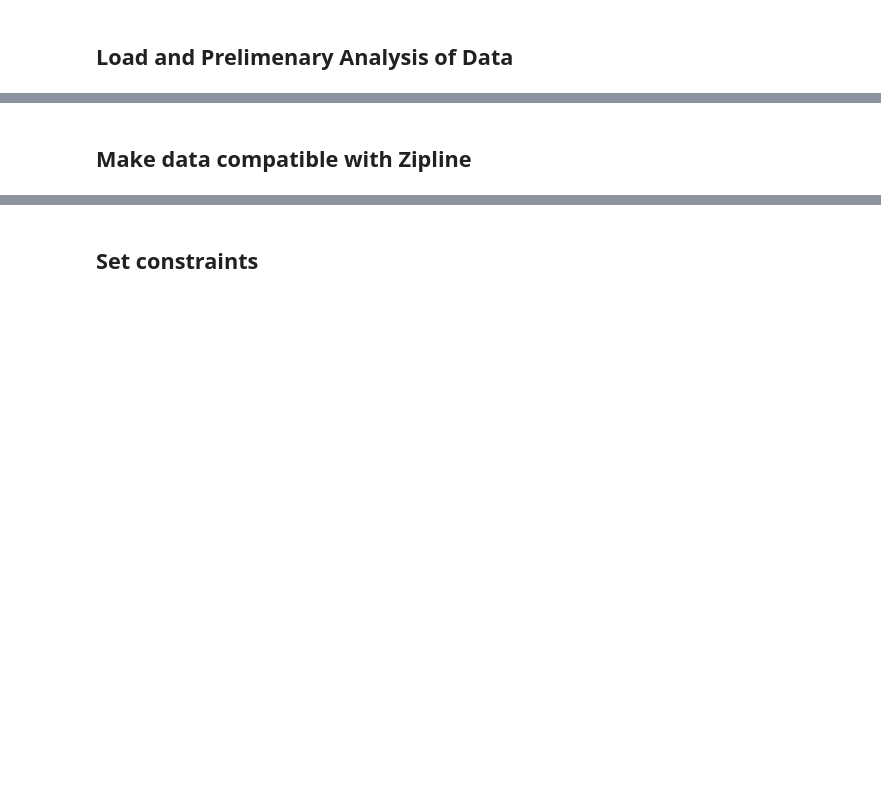
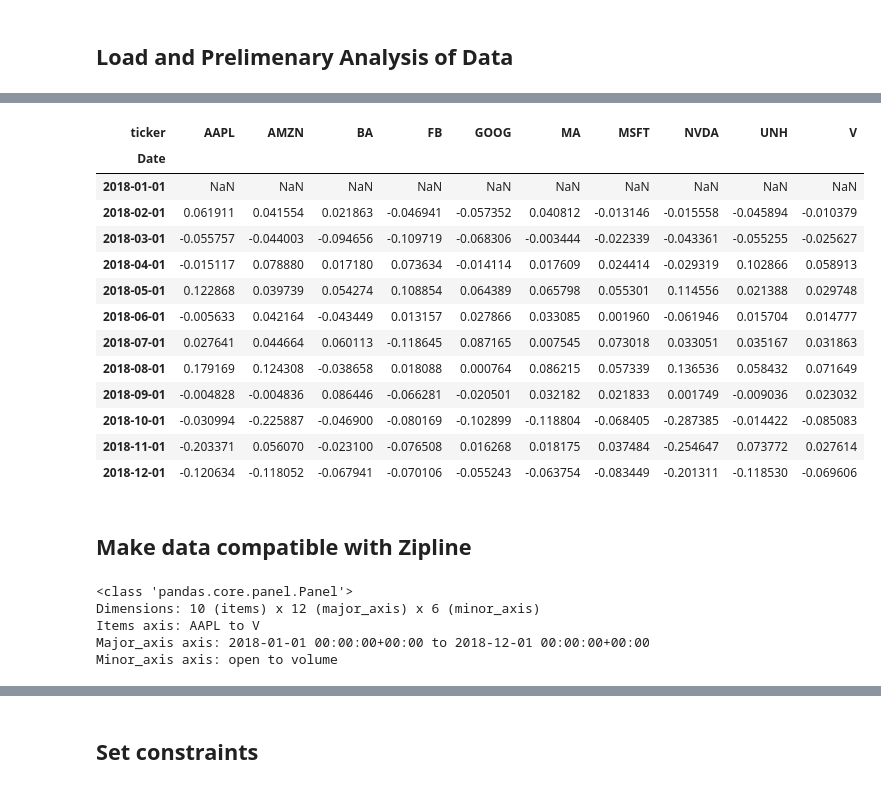
Before and after one commit to demidang12/PSTAT134FinalGroupProject, a Jupyter notebook: FinalProject.ipynb, the cells around one changed output, grey strips where cells are left out. Cells and saved outputs as stored; diff of their text form; code cells hidden in the pictures; blank space fills up the shorter version.

```diff
--- a/FinalProject.ipynb
+++ b/FinalProject.ipynb
@@ -41,2 +48,20 @@ data
+# %%
+returns = np.log(datawide).diff()
+returns
+# %% [output]
+| ticker | AAPL | AMZN | BA | FB | GOOG | MA | MSFT | NVDA | UNH | V |
+| Date |  |  |  |  |  |  |  |  |  |  |
+| 2018-01-01 | NaN | NaN | NaN | NaN | NaN | NaN | NaN | NaN | NaN | NaN |
+| 2018-02-01 | 0.061911 | 0.041554 | 0.021863 | -0.046941 | -0.057352 | 0.040812 | -0.013146 | -0.015558 | -0.045894 | -0.010379 |
+| 2018-03-01 | -0.055757 | -0.044003 | -0.094656 | -0.109719 | -0.068306 | -0.003444 | -0.022339 | -0.043361 | -0.055255 | -0.025627 |
+| 2018-04-01 | -0.015117 | 0.078880 | 0.017180 | 0.073634 | -0.014114 | 0.017609 | 0.024414 | -0.029319 | 0.102866 | 0.058913 |
+| 2018-05-01 | 0.122868 | 0.039739 | 0.054274 | 0.108854 | 0.064389 | 0.065798 | 0.055301 | 0.114556 | 0.021388 | 0.029748 |
+| 2018-06-01 | -0.005633 | 0.042164 | -0.043449 | 0.013157 | 0.027866 | 0.033085 | 0.001960 | -0.061946 | 0.015704 | 0.014777 |
+| 2018-07-01 | 0.027641 | 0.044664 | 0.060113 | -0.118645 | 0.087165 | 0.007545 | 0.073018 | 0.033051 | 0.035167 | 0.031863 |
+| 2018-08-01 | 0.179169 | 0.124308 | -0.038658 | 0.018088 | 0.000764 | 0.086215 | 0.057339 | 0.136536 | 0.058432 | 0.071649 |
+| 2018-09-01 | -0.004828 | -0.004836 | 0.086446 | -0.066281 | -0.020501 | 0.032182 | 0.021833 | 0.001749 | -0.009036 | 0.023032 |
+| 2018-10-01 | -0.030994 | -0.225887 | -0.046900 | -0.080169 | -0.102899 | -0.118804 | -0.068405 | -0.287385 | -0.014422 | -0.085083 |
+| 2018-11-01 | -0.203371 | 0.056070 | -0.023100 | -0.076508 | 0.016268 | 0.018175 | 0.037484 | -0.254647 | 0.073772 | 0.027614 |
+| 2018-12-01 | -0.120634 | -0.118052 | -0.067941 | -0.070106 | -0.055243 | -0.063754 | -0.083449 | -0.201311 | -0.118530 | -0.069606 |
 # %% [markdown]
 ## Make data compatible with Zipline
@@ -43,6 +76,12 @@ data
 # %%
 # Convert data to panel
 StockPrice = pd.Panel(data)
-StockPrice.minor_axis = ["open","high","low","close","volume"]
+StockPrice.minor_axis = ["open","high","low","close","adj close","volume"]
 StockPrice.major_axis = StockPrice.major_axis.tz_localize(pytz.utc)
 print(StockPrice)
+# %% [output]
+<class 'pandas.core.panel.Panel'>
+Dimensions: 10 (items) x 12 (major_axis) x 6 (minor_axis)
+Items axis: AAPL to V
+Major_axis axis: 2018-01-01 00:00:00+00:00 to 2018-12-01 00:00:00+00:00
+Minor_axis axis: open to volume
```
Also changed, not shown: parts of 10 cells of this notebook, 8 other files.
